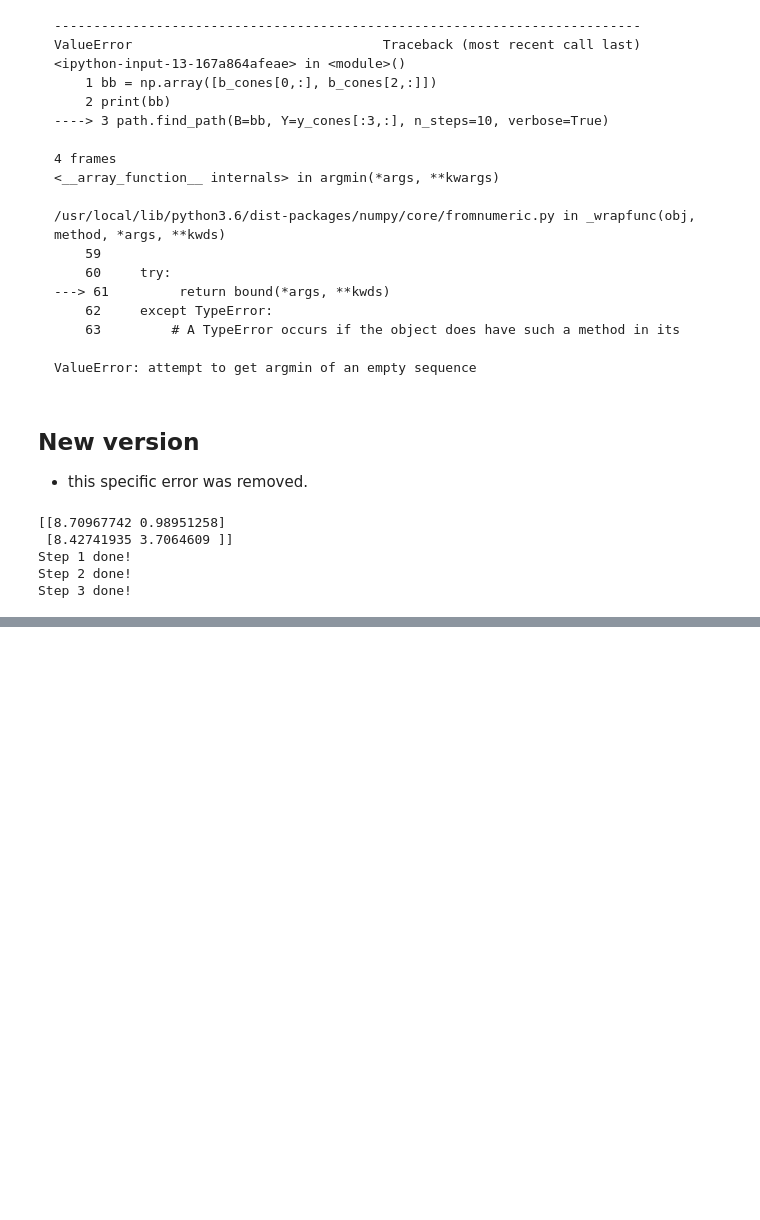
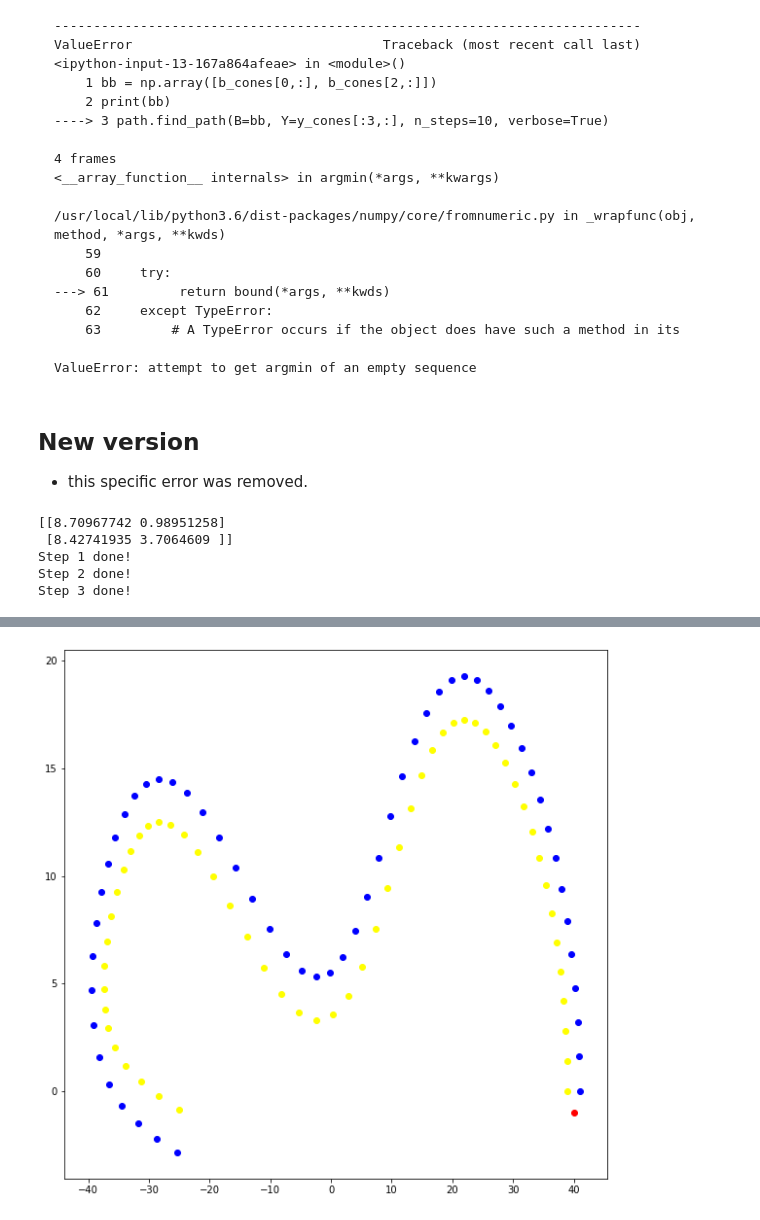
Before and after one commit to eForceDriverless/Path-Planning, a Jupyter notebook: SimplePathPlanning.ipynb, the cells around one changed output, grey strips where cells are left out. Saved outputs shown, nothing was run; the diff lists cells and outputs as text; code cells hidden in the pictures; blank space fills up the shorter version.

```diff
--- a/SimplePathPlanning.ipynb
+++ b/SimplePathPlanning.ipynb
@@ -539,0 +548,9 @@ Step 3 done!
+# %%
+plt.figure(figsize=(10,10))
+plt.scatter(inner[:55, 0], inner[:55, 1], c="yellow", lw=1)
+plt.scatter(outer[:55, 0], outer[:55, 1], c="blue",lw=1)
+plt.scatter([40], [-1] ,c="red")
+#plt.axis('equal')
+plt.show()
+# %% [output]
+[figure, added]
```
Also changed, not shown: parts of 7 cells of this notebook, 1 other file.
